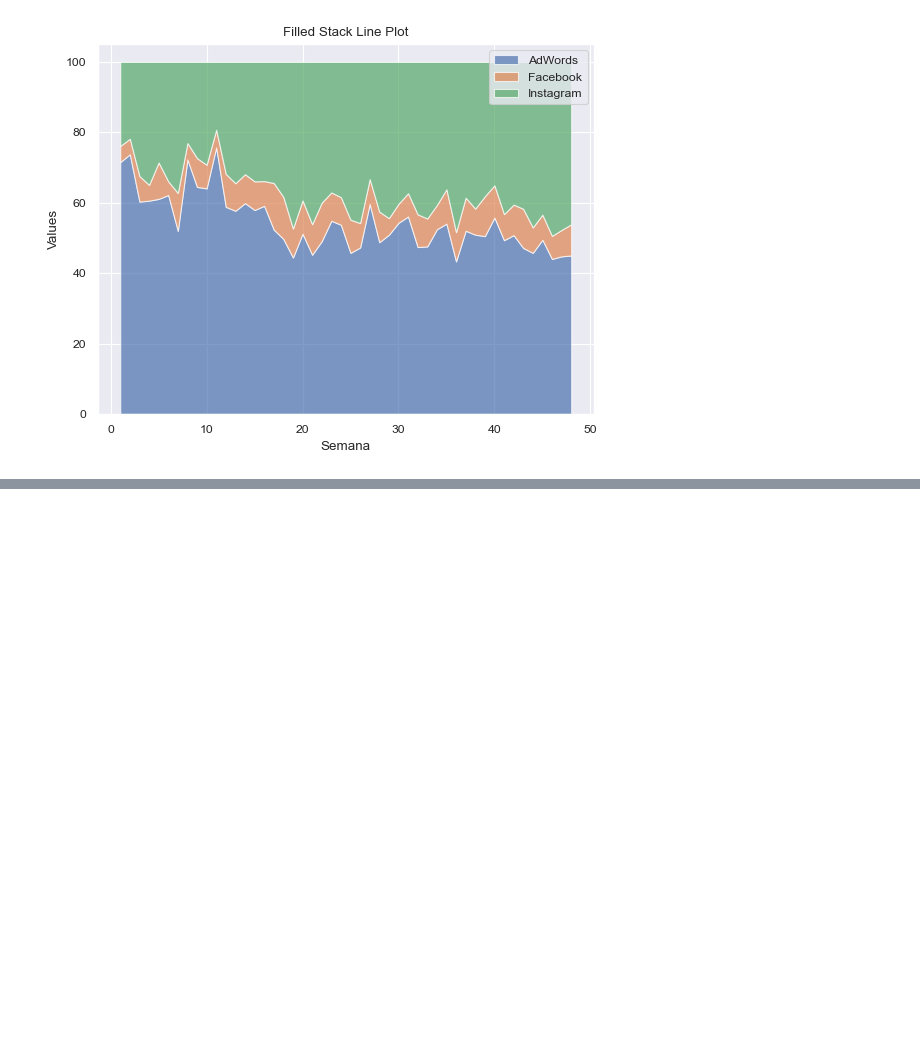
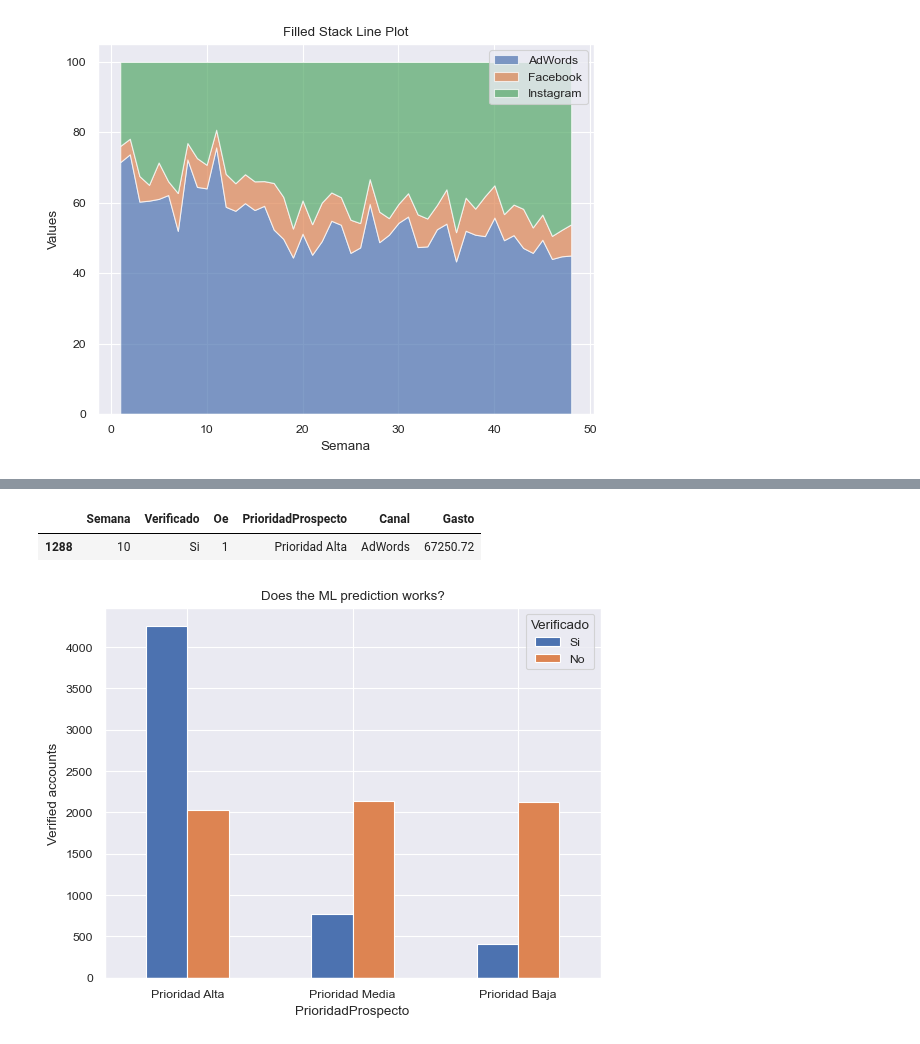
Before and after one commit to esolanoo/ProyectoTerminal_Ejercicios, a Jupyter notebook: Caso1/analysis.ipynb, the cells around one changed output, grey strips where cells are left out. Cells and saved outputs as stored; diff of their text form; code cells hidden in the pictures; blank space fills up the shorter version.

```diff
--- a/Caso1/analysis.ipynb
+++ b/Caso1/analysis.ipynb
@@ -174,0 +241,21 @@ plt.show()
+# %%
+data.sample()
+# %% [output]
+|  | Semana | Verificado | Oe | PrioridadProspecto | Canal | Gasto |
+| 1288 | 10 | Si | 1 | Prioridad Alta | AdWords | 67250.72 |
+# %%
+prioridad_verificado = data.groupby(['PrioridadProspecto', 'Verificado']).count().iloc[:, 0]
+prioridad_verificado = prioridad_verificado.unstack(level=-1)
+prioridad_verificado = prioridad_verificado[['Si', 'No']]
+
+order = ['Prioridad Alta', 'Prioridad Media', 'Prioridad Baja']
+mapping = {p: x for x, p in enumerate(order)}
+key = prioridad_verificado.index.map(mapping)
+
+prioridad_verificado.iloc[key.argsort()].plot(kind='bar', rot=0)
+plt.ylabel('Verified accounts')
+plt.title('Does the ML prediction works?')
+
+plt.savefig('ML.png', bbox_inches='tight', dpi=600)
+# %% [output]
+[figure, added]
```
Also changed, not shown: parts of 12 cells of this notebook, 6 other files.
